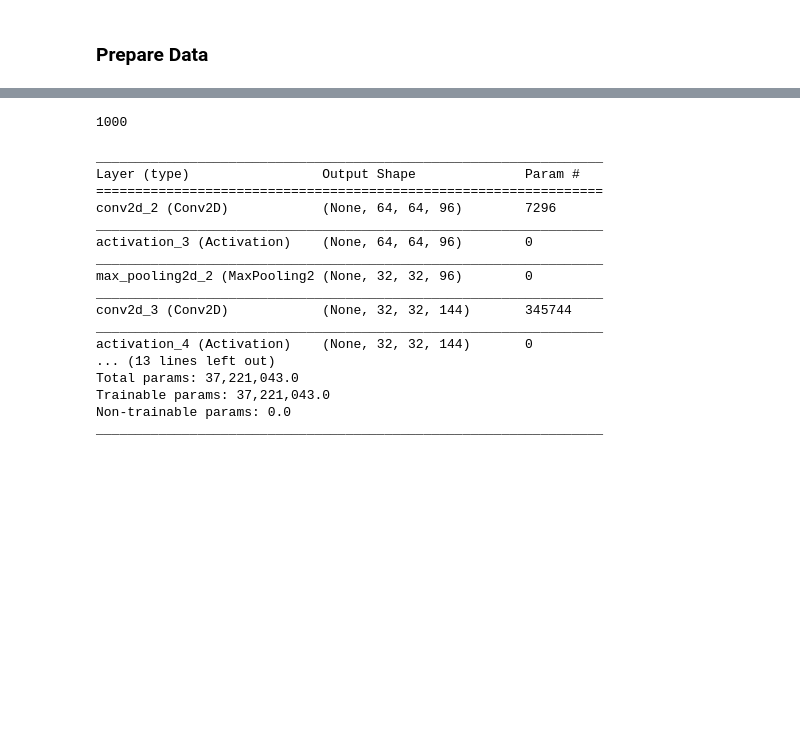
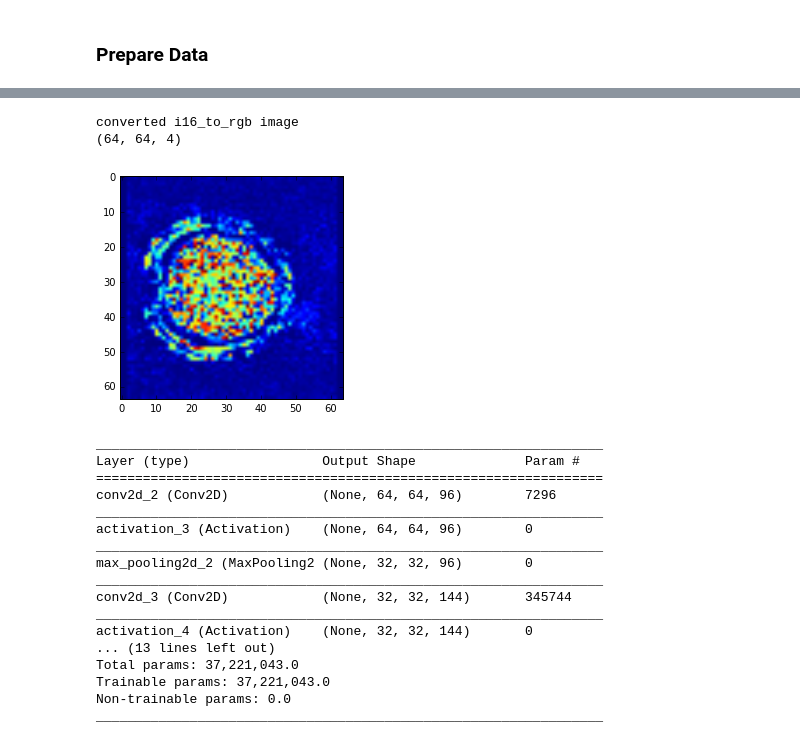
Before and after one commit to harshuljain13/DeepNeuralnets--Alzheimer, a Jupyter notebook: LeNet-5-Train.ipynb, the cells around one changed output, grey strips where cells are left out. Cells and saved outputs as stored; diff of their text form; code cells hidden in the pictures; blank space fills up the shorter version.

```diff
--- a/LeNet-5-Train.ipynb
+++ b/LeNet-5-Train.ipynb
@@ -90,5 +94,5 @@ mci=np.load('/home/siddhant/SharedFolder/DATA/MCI.npy')
 # %%
-alzheimer=np.load('/home/siddhant/SharedFolder/DATA/Alzheimer.npy')
+alzheimer=np.load('Alzheimer.npy')
 # %%
 alzheimer.shape
 # %% [output]
@@ -195,29 +197,12 @@ def crop_image(array,target_size = 64):
     resized = crop_img.resize([target_size, target_size])
 
     return np.asarray(resized)
-# %%
-import io
-def i16_to_rgb(array):
-    def ax_to_array(ax, **kwargs):
-        fig = ax.figure
-        frameon = ax.get_frame_on()
-        ax.set_frame_on(False)
-        with io.BytesIO() as memf:
-            extent = ax.get_window_extent()
-            extent = extent.transformed(fig.dpi_scale_trans.inverted())
-            plt.axis('off')
-            fig.savefig(memf, format='PNG', bbox_inches=extent, **kwargs)
-            memf.seek(0)
-            arr = mpimg.imread(memf)[::-1,...]
-        ax.set_frame_on(frameon)
-        return arr.copy()
-    fig, ax = plt.subplots()
-    ax.imshow(array)
-    result = ax_to_array(ax)
-    # view using PIL
-    result = (result * 255).astype('uint8')
-    print 1
-    return result
+# %%
+def i16_to_rgb(array):
+    plt.imsave('test.png', np.uint8(array))
+    img = Image.open('test.png')
+    img.load()
+    return np.asarray(img)
 # %%
 short_x_val=x_val[:1000]
 short_y_val=y_val[:1000]
@@ -340,8 +216,14 @@ for i in xrange(9999):
-# %%
-np.asarray(x_val[1]).shape
-len(x_val)
-# %% [output]
-1000
+# %%
+x_train2 = map(i16_to_rgb, x_train)
+# %%
+print 'converted i16_to_rgb image'
+print x_train2[0].shape
+plt.imshow(x_train2[0])
+plt.show()
+# %% [output]
+converted i16_to_rgb image
+(64, 64, 4)
+[figure, added]
 # %%
 # import the necessary packages
 from keras.models import Sequential
```
Also changed, not shown: parts of 36 cells of this notebook.
